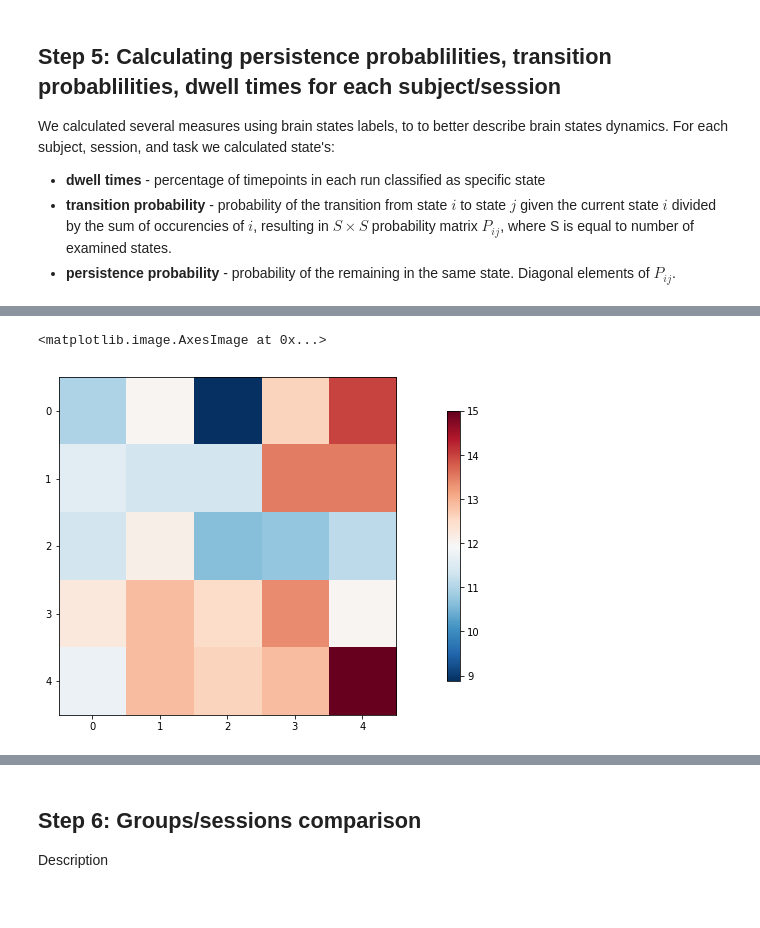
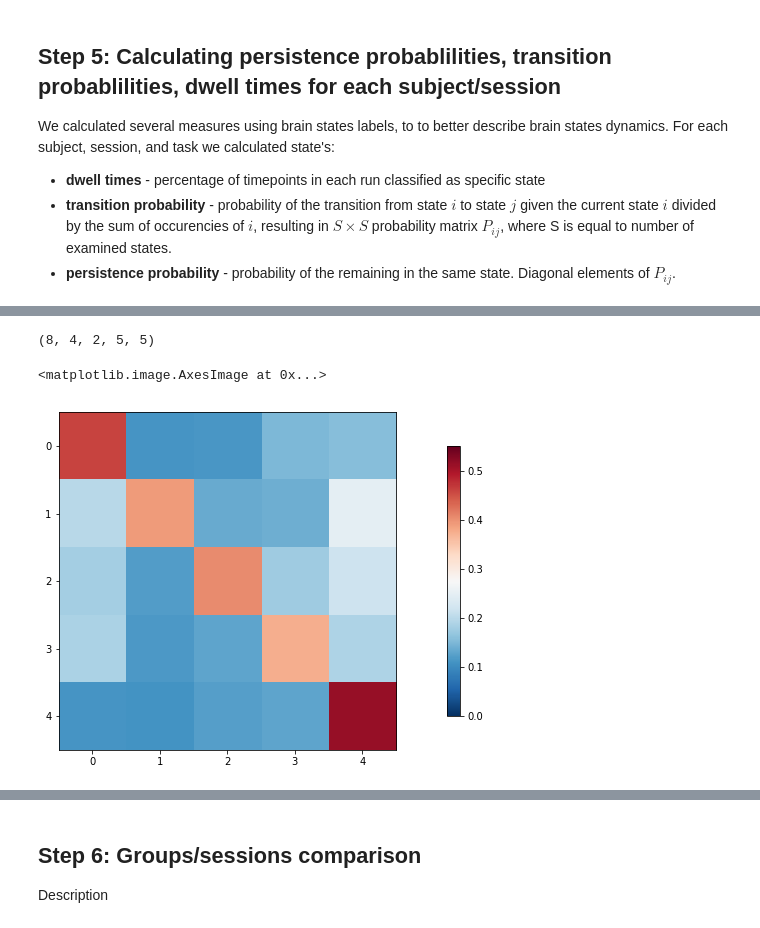
Before and after one commit to LeonBai/wm-brain-states, a Jupyter notebook: brain_states_analysis_schaefer400.ipynb, the cells around one changed output, grey strips where cells are left out. Drawn from its saved outputs; the diff is of its cells as text; code cells hidden in the pictures.

```diff
--- a/brain_states_analysis_schaefer400.ipynb
+++ b/brain_states_analysis_schaefer400.ipynb
@@ -373,25 +386,29 @@ sns.catplot(x='State', y='Dwell_time', hue='Session', col='Task', data = dwell_t
 # %%
 from nilearn import plotting
+from nilearn.plotting import plot_matrix
 
-bs = sub_ses_bs_dualnback[states_no-2, :, :, :]
+bs_all = [sub_ses_bs_dualnback[states_no-2, :, :, :], sub_ses_bs_rest[states_no-2, :, :, :]]
 
-#def states_transitions(bs, states_no):
-state_transitions = np.zeros((bs.shape[1], bs.shape[2], states_no, states_no))
+state_transitions = np.zeros((bs.shape[0], bs.shape[1], 2, states_no, states_no))
 
-for sub in range(bs.shape[1]):
-    for ses in range(bs.shape[2]):
-        for i in range(states_no):
-            for j in range(states_no):
-                count = 0
-                for l in range(bs.shape[0]-1):
-                    if bs[l, sub, ses]==i and bs[l+1, sub, ses]==j:
-                        count += 1
-                        p = count#/(bs.shape[0]-1)#np.unique(bs[:,sub,ses], return_counts=True)[1][i]
-                state_transitions[sub, ses, i, j] = p
-                #return state_transitions
+for s, bs in enumerate(bs_all):
+    for sub in range(bs.shape[0]):
+        for ses in range(bs.shape[1]):
+            for i in range(states_no):
+                for j in range(states_no):
+                    count = 0
+                    for l in range(bs.shape[2]-1):
+                        if bs[sub, ses,l]==i and bs[sub, ses, l+1]==j:
+                            count += 1
+                            p = count/np.unique(bs[sub,ses,:], return_counts=True)[1][i]
+                    state_transitions[sub, ses, s, i, j] = p
+
+state_transitions.shape
+# %% [output]
+(8, 4, 2, 5, 5)
-# %%
-from nilearn.plotting import plot_matrix
-plot_matrix(state_transitions.mean(axis=0)[0])
-# %% [output]
-<matplotlib.image.AxesImage at 0x...>
-[figure, removed]
+# %%
+# Dualnback transition matrix
+plot_matrix(state_transitions[:,:,0,:,:].mean(axis=0).mean(axis=0), vmin=0, vmax=0.55)
+# %% [output]
+<matplotlib.image.AxesImage at 0x...>
+[figure, added]
```
Also changed, not shown: parts of 10 cells of this notebook, 1 other file.
